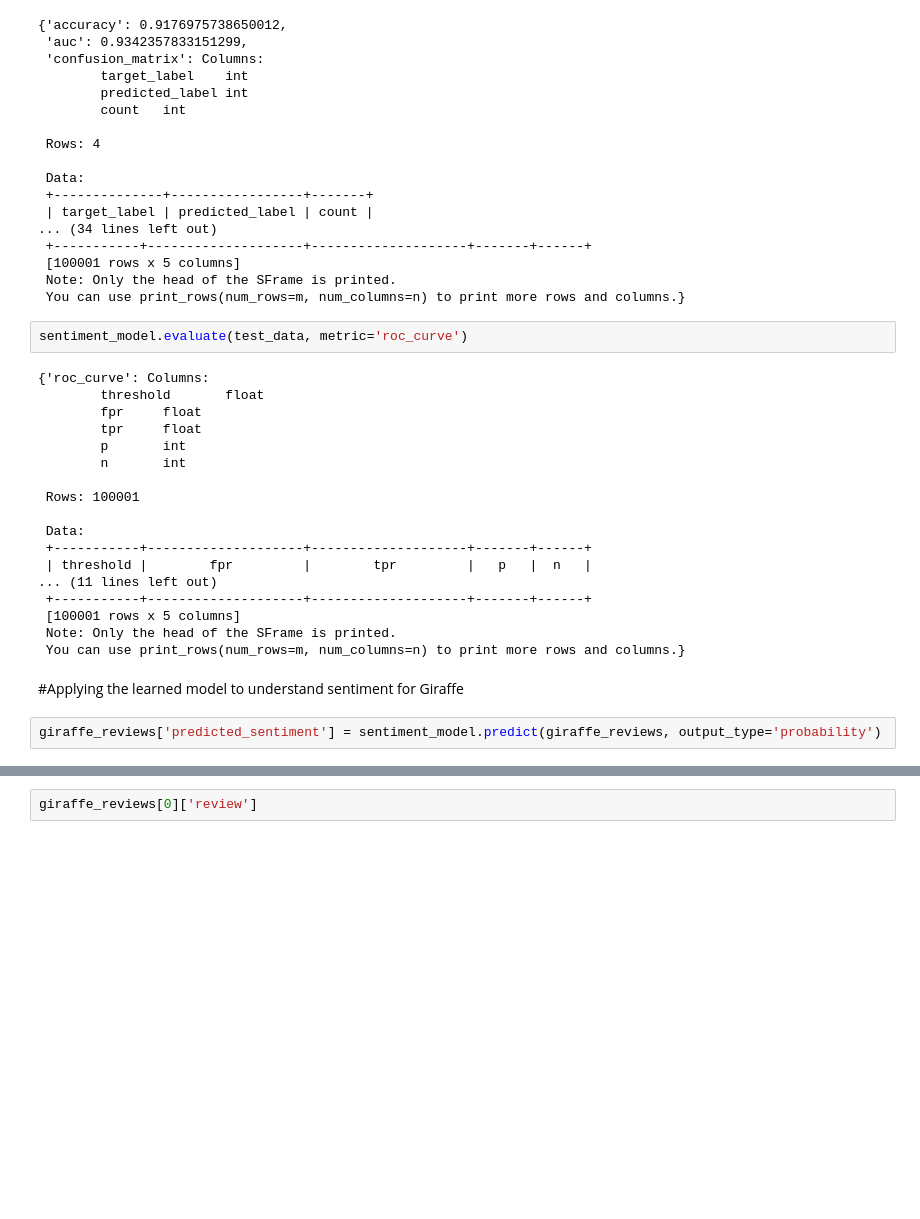
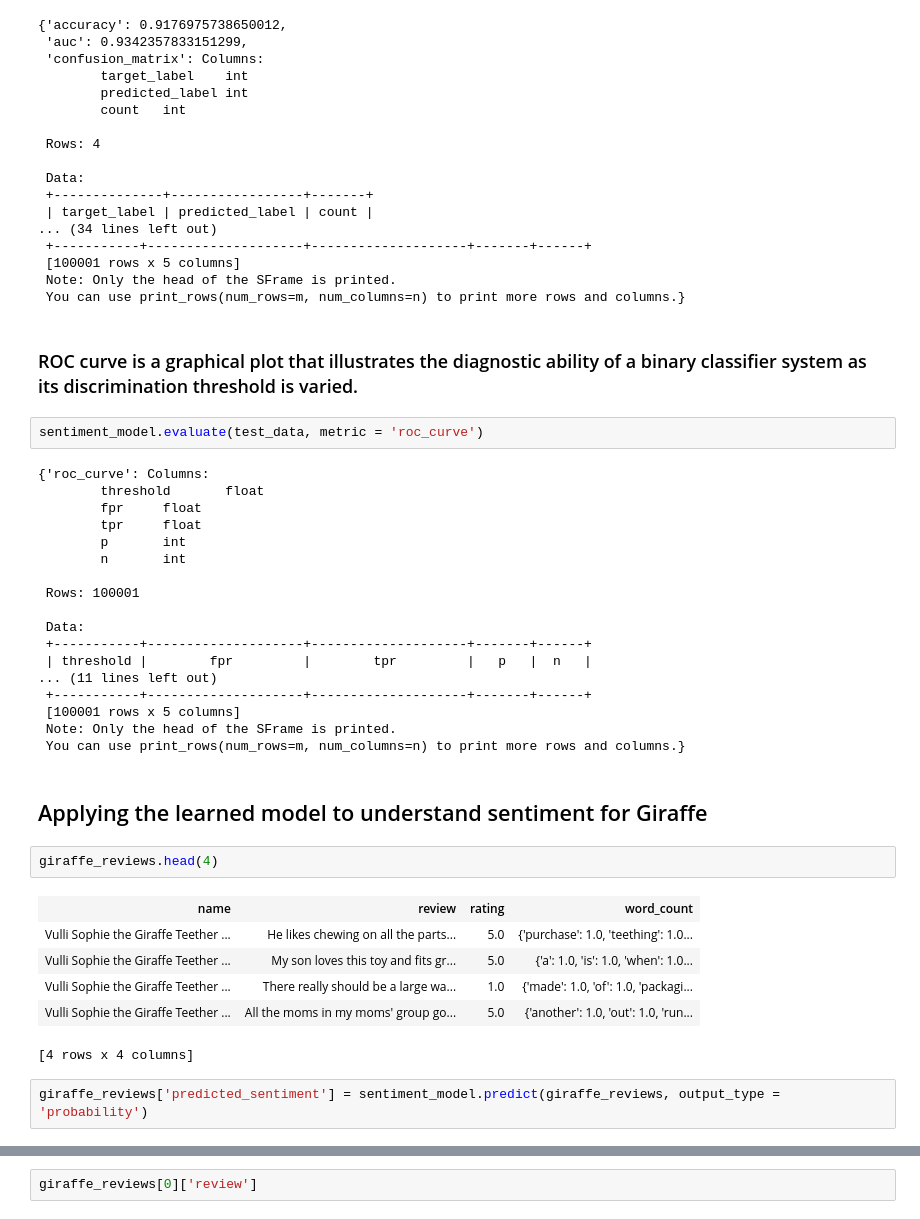
Before and after one commit to KumbleMadhu/coursera_machine_learning_specialization_university_of_washington, a Jupyter notebook: machine_learning_foundations_a_case_study_approach/analyzing_product_sentiment_exercise.ipynb, the cells around one changed output, grey strips where cells are left out. Saved outputs shown, nothing was run; the diff lists cells and outputs as text; blank space fills up the shorter version.

```diff
--- a/machine_learning_foundations_a_case_study_approach/analyzing_product_sentiment_exercise.ipynb
+++ b/machine_learning_foundations_a_case_study_approach/analyzing_product_sentiment_exercise.ipynb
@@ -143,8 +143,10 @@ sentiment_model.evaluate(test_data)
  [100001 rows x 5 columns]
  Note: Only the head of the SFrame is printed.
  You can use print_rows(num_rows=m, num_columns=n) to print more rows and columns.}
+# %% [markdown]
+### ROC curve is a graphical plot that illustrates the diagnostic ability of a binary classifier system as its discrimination threshold is varied.
 # %%
-sentiment_model.evaluate(test_data, metric='roc_curve')
+sentiment_model.evaluate(test_data, metric = 'roc_curve')
 # %% [output]
 {'roc_curve': Columns:
         threshold       float
@@ -164,6 +166,15 @@ sentiment_model.evaluate(test_data, metric='roc_curve')
  Note: Only the head of the SFrame is printed.
  You can use print_rows(num_rows=m, num_columns=n) to print more rows and columns.}
 # %% [markdown]
-#Applying the learned model to understand sentiment for Giraffe
+## Applying the learned model to understand sentiment for Giraffe
+# %%
+giraffe_reviews.head(4)
+# %% [output]
+| name | review | rating | word_count |
+| Vulli Sophie the Giraffe Teether ... | He likes chewing on all the parts... | 5.0 | {'purchase': 1.0, 'teething': 1.0... |
+| Vulli Sophie the Giraffe Teether ... | My son loves this toy and fits gr... | 5.0 | {'a': 1.0, 'is': 1.0, 'when': 1.0... |
+| Vulli Sophie the Giraffe Teether ... | There really should be a large wa... | 1.0 | {'made': 1.0, 'of': 1.0, 'packagi... |
+| Vulli Sophie the Giraffe Teether ... | All the moms in my moms' group go... | 5.0 | {'another': 1.0, 'out': 1.0, 'run... |
+[4 rows x 4 columns]
 # %%
-giraffe_reviews['predicted_sentiment'] = sentiment_model.predict(giraffe_reviews, output_type='probability')
+giraffe_reviews['predicted_sentiment'] = sentiment_model.predict(giraffe_reviews, output_type = 'probability')
```
Also changed, not shown: parts of 33 cells of this notebook, 16 other files.
